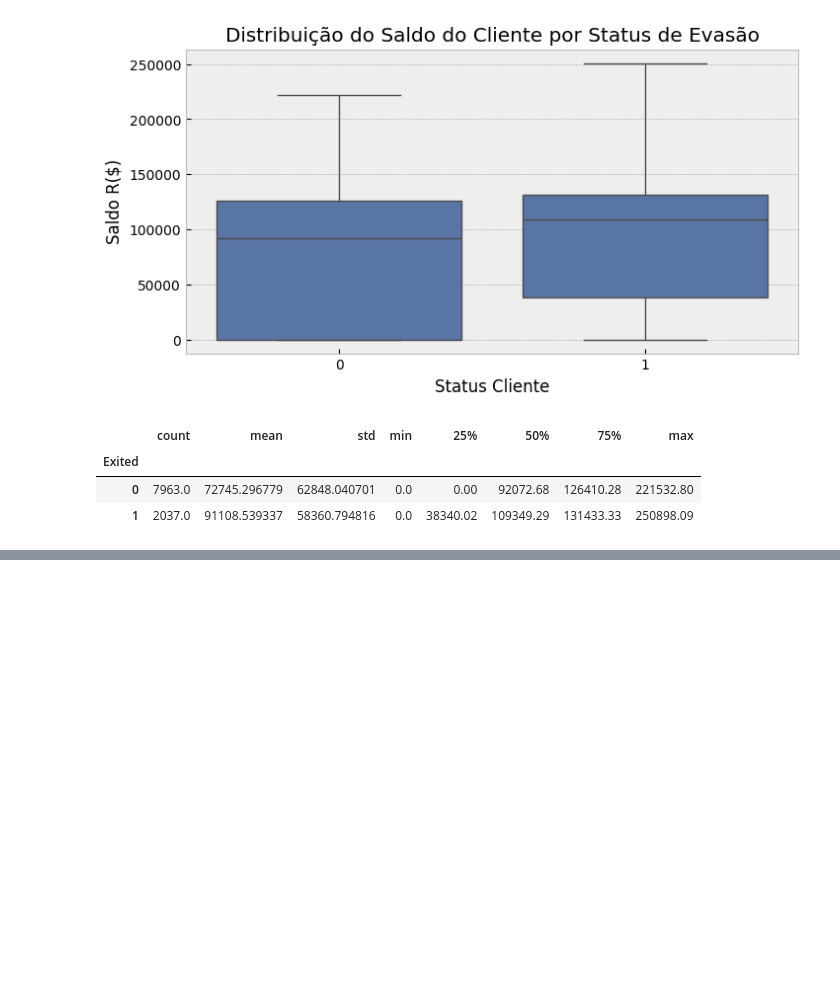
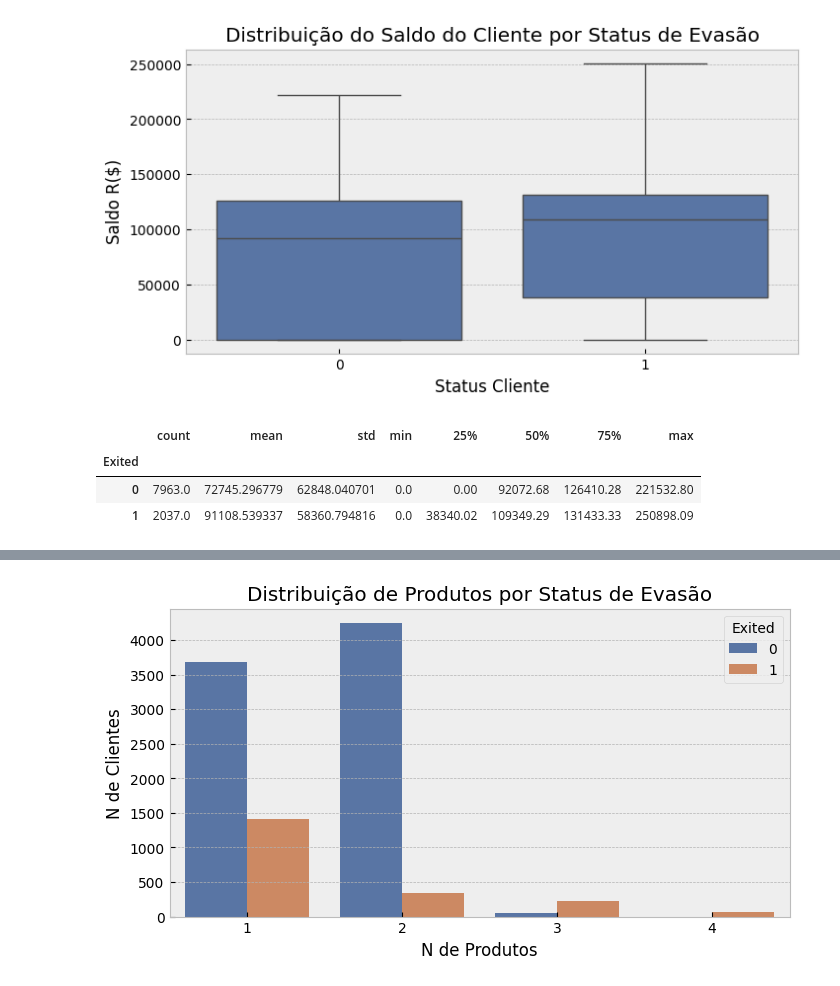
Before and after one commit to dusouza01/Modelagem-de-Churn, a Jupyter notebook: Portifolio_Churn_Modelling.ipynb, the cells around one changed output, grey strips where cells are left out. Drawn from its saved outputs; the diff is of its cells as text; code cells hidden in the pictures; blank space fills up the shorter version.

```diff
--- a/Portifolio_Churn_Modelling.ipynb
+++ b/Portifolio_Churn_Modelling.ipynb
@@ -428,0 +448,10 @@ df.groupby('Exited')['Balance'].describe()
+# %%
+PALETA = ['#4C72B0', '#DD8452']
+plt.figure(figsize=(8, 4))
+sns.countplot(data=df,x='NumOfProducts', hue='Exited', palette = [PALETA[0], PALETA[1]])
+plt.xlabel('N de Produtos')
+plt.ylabel('N de Clientes')
+plt.title('Distribuição de Produtos por Status de Evasão')
+plt.show()
+# %% [output]
+[figure, added]
```
Also changed, not shown: parts of 12 cells of this notebook.
